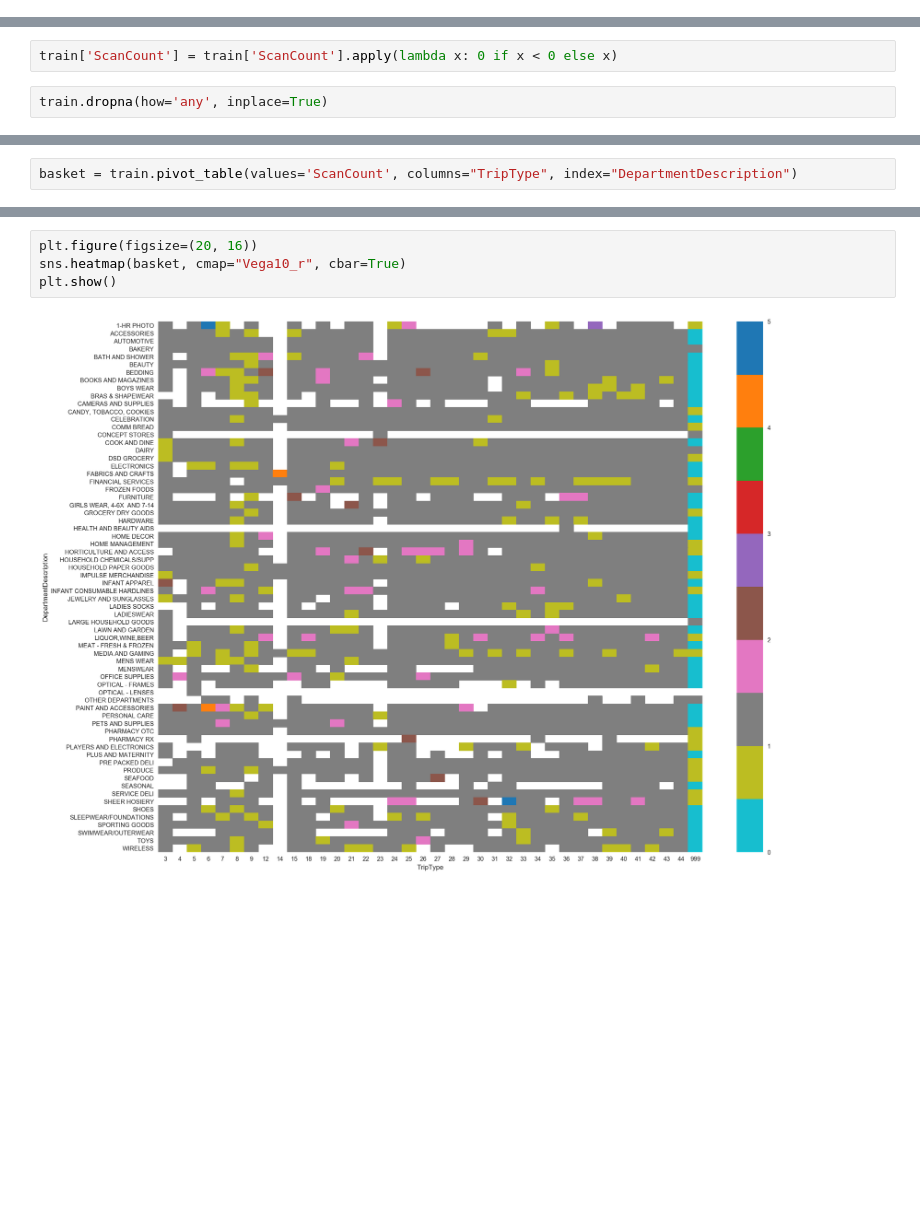
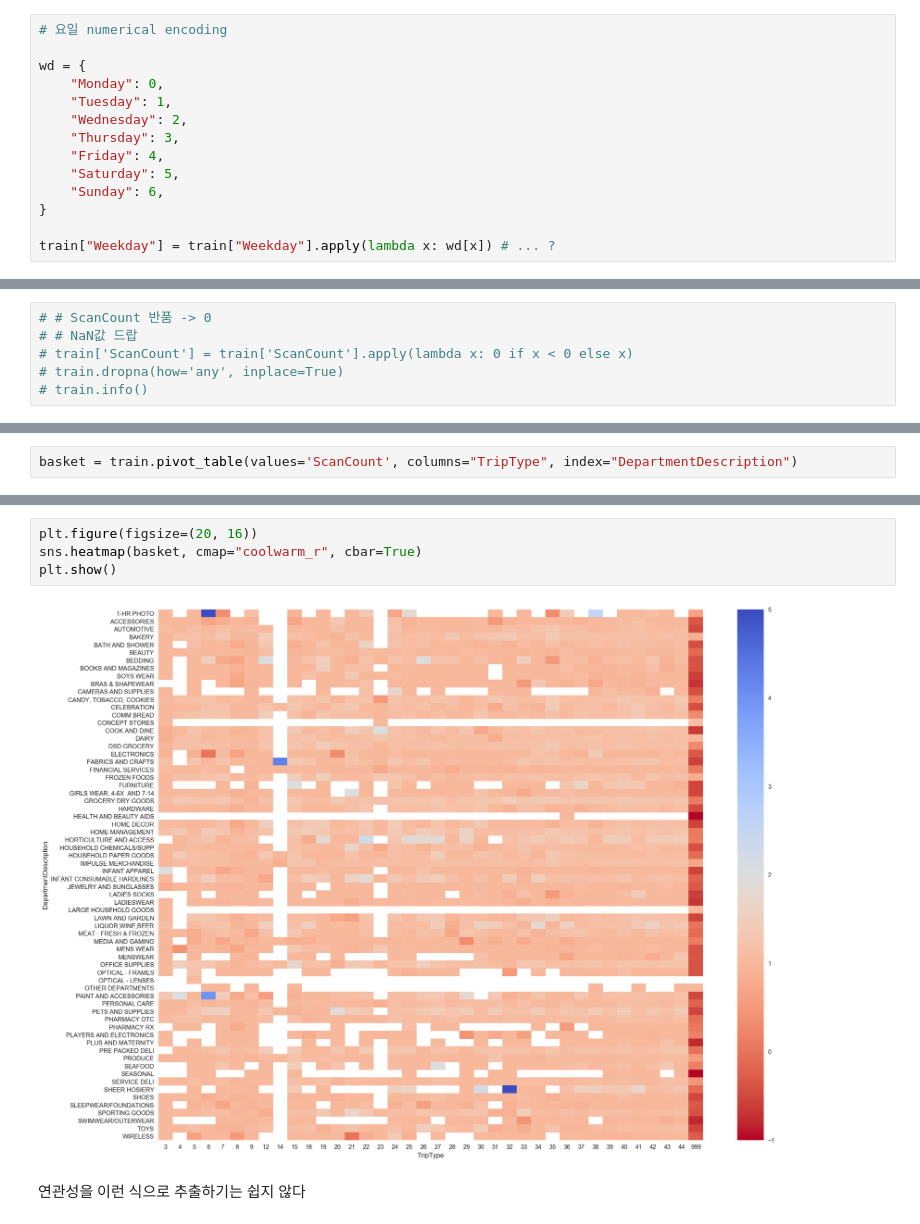
Before and after one commit to iayrots/dss7_SWYA_walmart, a Jupyter notebook: wy/01_EDA_wy.ipynb, the cells around one changed output, grey strips where cells are left out. Cells and saved outputs as stored; diff of their text form; blank space fills up the shorter version.

```diff
--- a/wy/01_EDA_wy.ipynb
+++ b/wy/01_EDA_wy.ipynb
@@ -36,3 +46,17 @@ train.head()
+# %%
+# 요일 numerical encoding
+
+wd = {
+    "Monday": 0,
+    "Tuesday": 1,
+    "Wednesday": 2,
+    "Thursday": 3,
+    "Friday": 4,
+    "Saturday": 5,
+    "Sunday": 6,
+}
+
+train["Weekday"] = train["Weekday"].apply(lambda x: wd[x]) # ... ?
 # %%
 print(train.info(),'\n')
 # %% [output]
@@ -84,6 +108,8 @@ FinelineNumber : 5195
 - ScanCount : 반품을 고려해야 하는가? 구매에 대한 분석이라면 ... 반품 성향까지는 고려하지 않아도 될 수도
 - 결측치 : `Upc`, `DepartmentDescription`, `FinelineNumber` 각 1% 미만
 # %%
-train['ScanCount'] = train['ScanCount'].apply(lambda x: 0 if x < 0 else x)
+# # ScanCount 반품 -> 0
+# # NaN값 드랍
+# train['ScanCount'] = train['ScanCount'].apply(lambda x: 0 if x < 0 else x)
+# train.dropna(how='any', inplace=True)
+# train.info()
-# %%
-train.dropna(how='any', inplace=True)
@@ -141,7 +173,9 @@ basket
 68 rows × 38 columns
 # %%
 plt.figure(figsize=(20, 16))
-sns.heatmap(basket, cmap="Vega10_r", cbar=True)
+sns.heatmap(basket, cmap="coolwarm_r", cbar=True)
 plt.show()
 # %% [output]
-[figure, old version]
+[figure, new version]
+# %% [markdown]
+연관성을 이런 식으로 추출하기는 쉽지 않다
```
Also changed, not shown: parts of 20 cells of this notebook, 2 other files.
